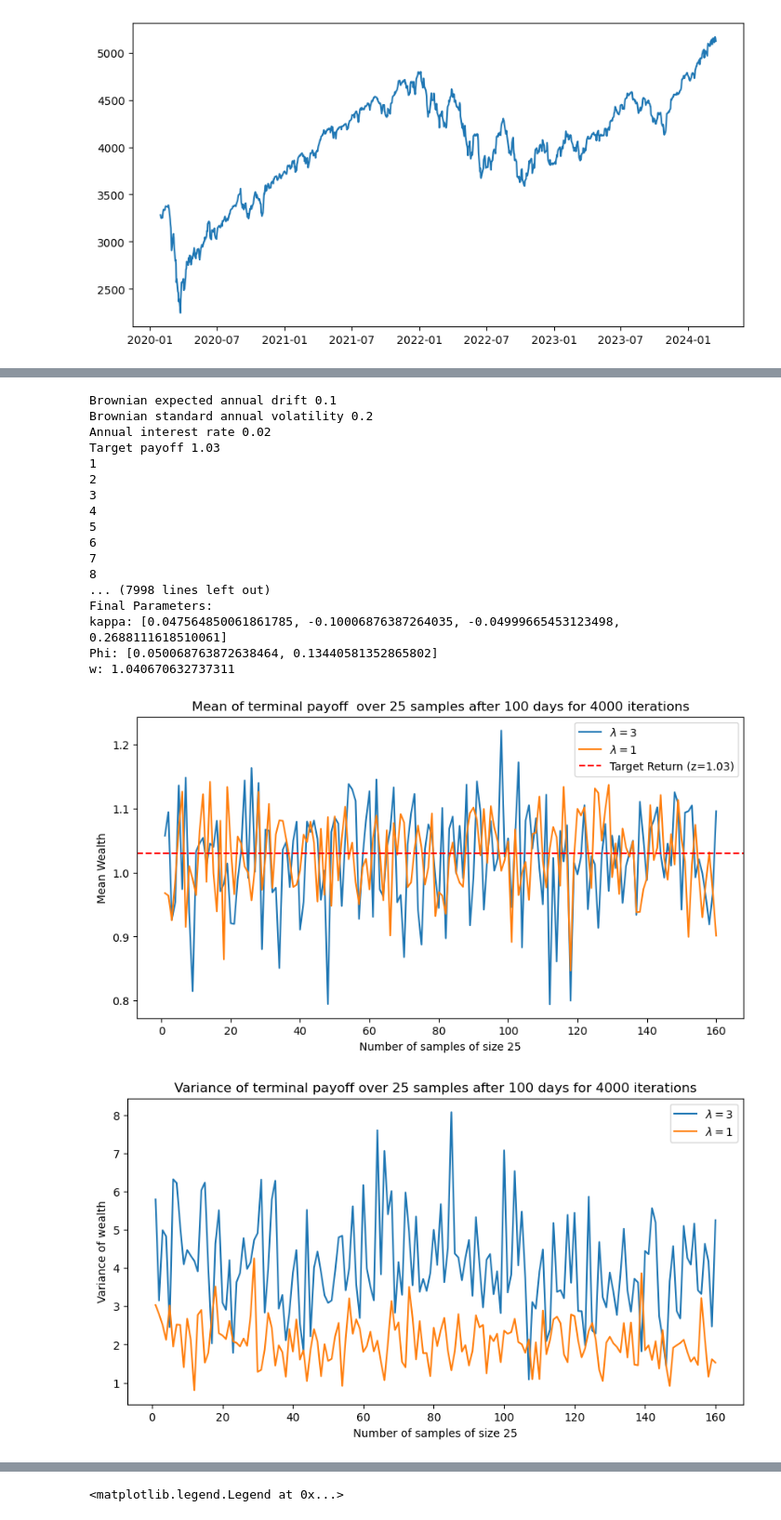
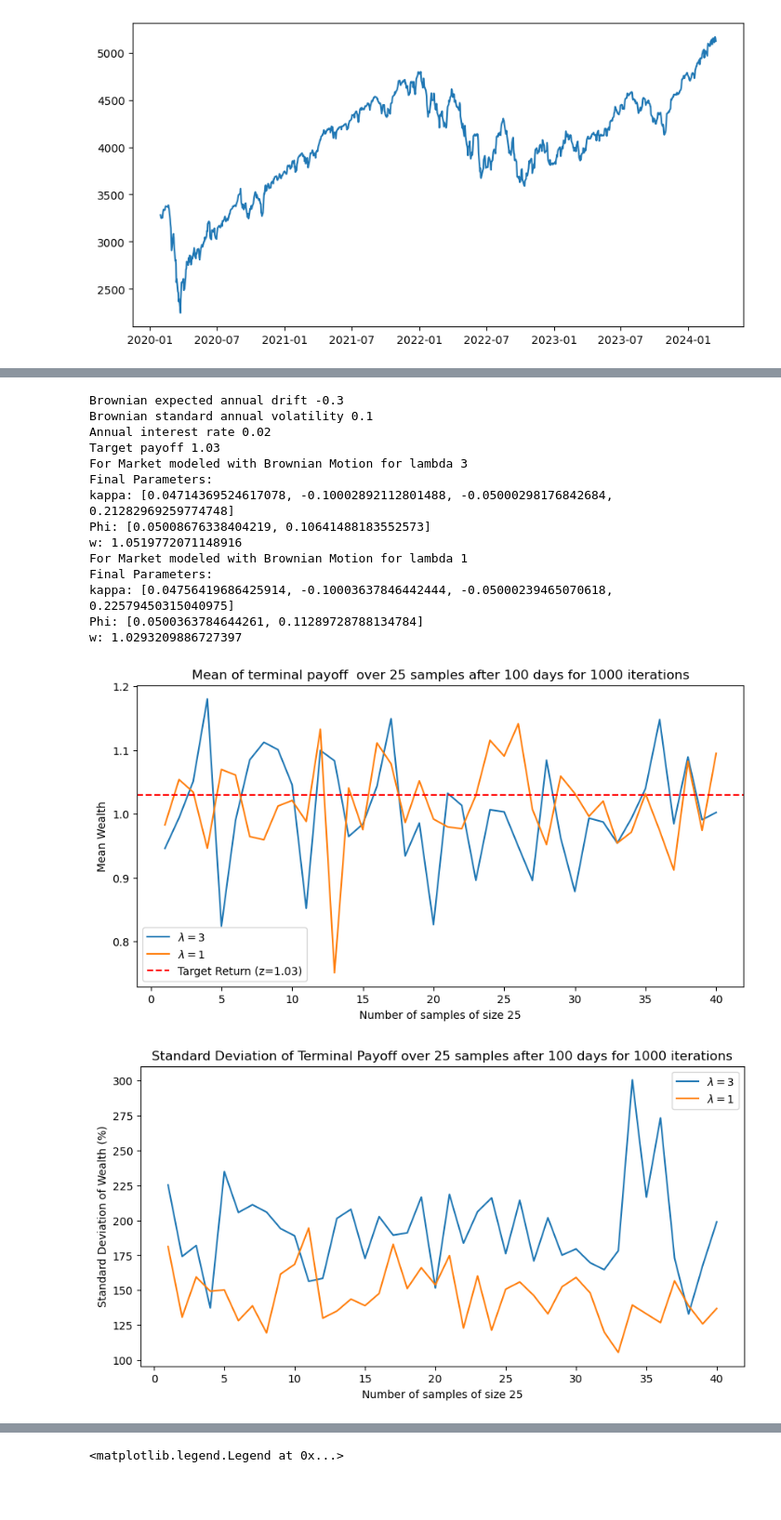
Before and after one commit to oscar10-wq/RL-Mathfin, a Jupyter notebook: RL_algorithm.ipynb, the cells around one changed output, grey strips where cells are left out. Shown at 93% size. Cells and saved outputs as stored; diff of their text form; code cells hidden in the pictures; blank space fills up the shorter version.

Commit message:
new graphs for RL with new market scenario

```diff
--- a/RL_algorithm.ipynb
+++ b/RL_algorithm.ipynb
@@ -81,8 +81,8 @@ AttributeError: module 'matplotlib.pyplot' has no attribute 'vlabel'
 T = 2          # Total years
 N = 252 * T    # Number of trading days
 dt = 1 / 252   # Time step (daily)
-mu = 0.10      # Annual drift (10%)
-sigma = 0.20   # Annual volatility (20%)
+mu = -0.3      # Annual drift (10%)
+sigma = 0.10   # Annual volatility (20%)
 P0 = 1         # Initial price
 
 # Generate Brownian motion
@@ -370,7 +570,7 @@ def feasible_target_return(brownian_return, yearly_interest, horizon):
 
 # Hyperparameter tunning ----------------------------------------------------------
 learning_rates = (0.05, 0.000000005, 0.000000005)   # (alpha, eta_kappa, eta_phi)
-num_iterations = 4000
+num_iterations = 1000
 sample_average_size = 25
 
 #Market and Target parameters
@@ -385,7 +585,7 @@ print("Brownian standard annual volatility", sigma)
 print("Annual interest rate", interest_rate)
 
 #we try to take 80% of the maximum return possible for the number of trading days
-target_payoff = round(1+ feasible_target_return(mu,interest_rate, investment_horizon),2)
+target_payoff = 1.03 #round(1+ feasible_target_return(mu,interest_rate, investment_horizon),2)
 print("Target payoff", target_payoff)
 
 
@@ -437,15 +637,19 @@ plt.legend()
 
 #--------------------------------------------Variance over the sample_average_size------------------------------------------------------------#
 
-#PLOT Mean payoff
+num_trajectories = list(range(1, len(variance_off_sample) + 1))
 
-num_trajectories = list(range(1, len(variance_off_sample) + 1))
+# Compute standard deviation and convert to percentage
+std_off_sample = np.sqrt(variance_off_sample) * 100
+std_off_sample2 = np.sqrt(variance_off_sample2) * 100
+
 plt.figure(figsize=(10, 5))
-plt.plot(num_trajectories, variance_off_sample, linestyle='-', label=rf'$\lambda = {exploration_rate_1}$')
-plt.plot(num_trajectories, variance_off_sample2, linestyle='-', label=rf'$\lambda = {exploration_rate_2}$')
+plt.plot(num_trajectories, std_off_sample, linestyle='-', label=rf'$\lambda = {exploration_rate_1}$')
+plt.plot(num_trajectories, std_off_sample2, linestyle='-', label=rf'$\lambda = {exploration_rate_2}$')
+
 plt.xlabel(f"Number of samples of size {int(sample_average_size)}")
-plt.ylabel(f"Variance of wealth")
-plt.title(f"Variance of terminal payoff over {int(sample_average_size)} samples after {int(investment_horizon*1/discretization_dt)} days for {num_iterations} iterations")
+plt.ylabel("Standard Deviation of Wealth (%)")
+plt.title(f"Standard Deviation of Terminal Payoff over {int(sample_average_size)} samples after {int(investment_horizon * 1 / discretization_dt)} days for {num_iterations} iterations")
 plt.legend()
 plt.show()
 
@@ -466,46 +670,43 @@ plt.show()
 #--------------------------------------------risky allocations over time ------------------------------------------------------------#
 
 
 
 num_trajectories = list(range(1,len(ratio_risky_over_time) +1))
 plt.figure(figsize=(10, 5))
 plt.plot(num_trajectories, ratio_risky_over_time, linestyle='-',  label=rf'$\lambda = {exploration_rate_1}$')
 plt.plot(num_trajectories, ratio_risky_over_time2, linestyle='-',  label=rf'$\lambda = {exploration_rate_2}$')
 plt.xlabel(f"Number of days")
 plt.ylabel(f"Terminal risky allocation of wealth")
 plt.title(f"Terminal risky allocation of wealth over {int(investment_horizon*1/discretization_dt)} days after {num_iterations} iterations")
 plt.legend()
 plt.show()
 
 
 #--------------------------------------------value function ------------------------------------------------------------#
 
 num_trajectories = list(range(1,len(value_sample) +1))
 plt.figure(figsize=(10, 5))
 plt.plot(num_trajectories, value_sample, linestyle='-', label=rf'$\lambda = {exploration_rate_1}$')
 plt.plot(num_trajectories, value_sample2, linestyle='-', label=rf'$\lambda = {exploration_rate_2}$')
 plt.xlabel(f"Number of samples of size {int(sample_average_size)}")
 plt.ylabel(f"Average value function")
 plt.title(f"Average value function over {int(sample_average_size)} samples for {num_iterations} iterations after {int(investment_horizon*1/discretization_dt)} days")
 plt.legend()
 plt.show()
 # %% [output]
-Brownian expected annual drift 0.1
-Brownian standard annual volatility 0.2
+Brownian expected annual drift -0.3
+Brownian standard annual volatility 0.1
 Annual interest rate 0.02
 Target payoff 1.03
-1
-2
-3
-4
-5
-6
-7
-8
-... (7998 lines left out)
+For Market modeled with Brownian Motion for lambda 3
 Final Parameters:
-kappa: [0.047564850061861785, -0.10006876387264035, -0.04999665453123498, 0.2688111618510061]
-Phi: [0.050068763872638464, 0.13440581352865802]
-w: 1.040670632737311
+kappa: [0.04714369524617078, -0.10002892112801488, -0.05000298176842684, 0.21282969259774748]
+Phi: [0.05008676338404219, 0.10641488183552573]
+w: 1.0519772071148916
+For Market modeled with Brownian Motion for lambda 1
+Final Parameters:
+kappa: [0.04756419686425914, -0.10003637846442444, -0.05000239465070618, 0.22579450315040975]
+Phi: [0.0500363784644261, 0.11289728788134784]
+w: 1.0293209886727397
-[figure, old version]
+[figure, new version]
-[figure, old version]
+[figure, new version]
```
Also changed, not shown: parts of 6 cells of this notebook.
